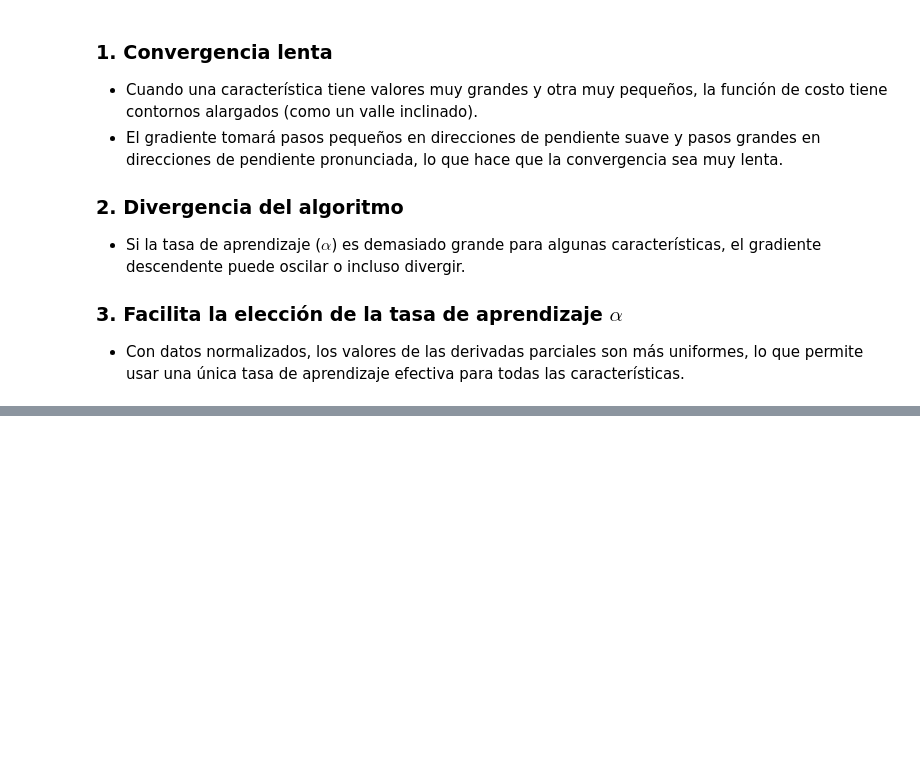
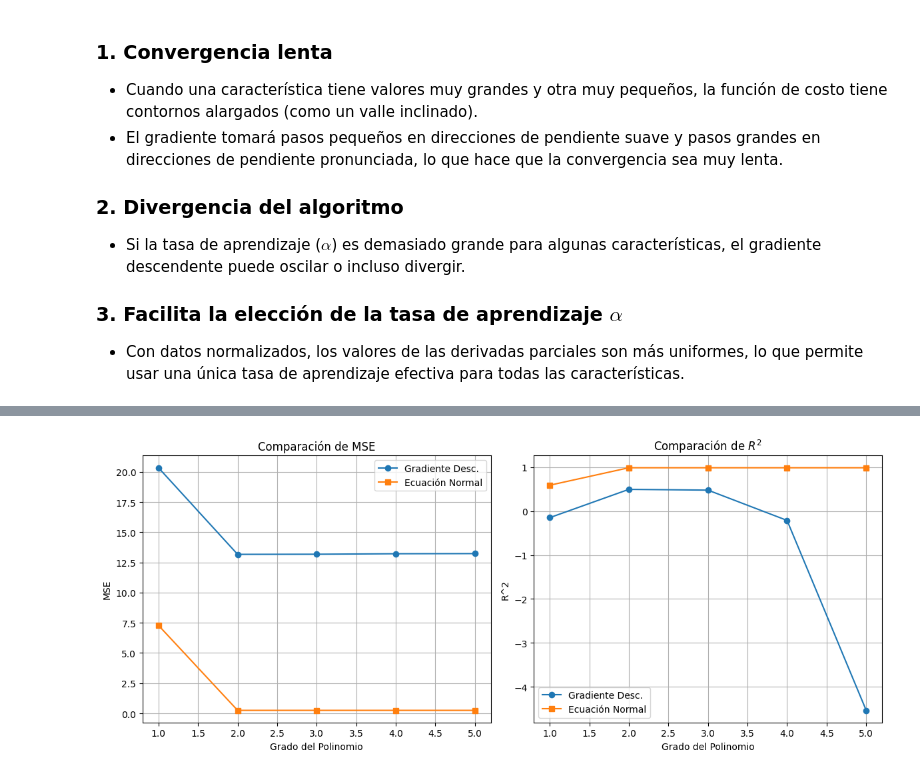
Before and after one commit to naranjo-jd/ALC, a Jupyter notebook: Proyecto 2/proyecto2.ipynb, the cells around one changed output, grey strips where cells are left out. Saved outputs shown, nothing was run; the diff lists cells and outputs as text; code cells hidden in the pictures; blank space fills up the shorter version.

```diff
--- a/Proyecto 2/proyecto2.ipynb
+++ b/Proyecto 2/proyecto2.ipynb
@@ -437,0 +503,27 @@ plt.show()
+# %%
+import matplotlib.pyplot as plt
+
+fig, ax = plt.subplots(1, 2, figsize=(12, 5))
+
+# MSE
+ax[0].plot(degrees, mse_gd, label="Gradiente Desc.", marker="o")
+ax[0].plot(degrees, mse_ne, label="Ecuación Normal", marker="s")
+ax[0].set_xlabel("Grado del Polinomio")
+ax[0].set_ylabel("MSE")
+ax[0].set_title("Comparación de MSE")
+ax[0].legend()
+ax[0].grid()
+
+# R^2
+ax[1].plot(degrees, r2_gd, label="Gradiente Desc.", marker="o")
+ax[1].plot(degrees, r2_ne, label="Ecuación Normal", marker="s")
+ax[1].set_xlabel("Grado del Polinomio")
+ax[1].set_ylabel("R^2")
+ax[1].set_title("Comparación de $R^2$")
+ax[1].legend()
+ax[1].grid()
+
+plt.tight_layout()
+plt.show()
+# %% [output]
+[figure, added]
```
Also changed, not shown: parts of 6 cells of this notebook.
